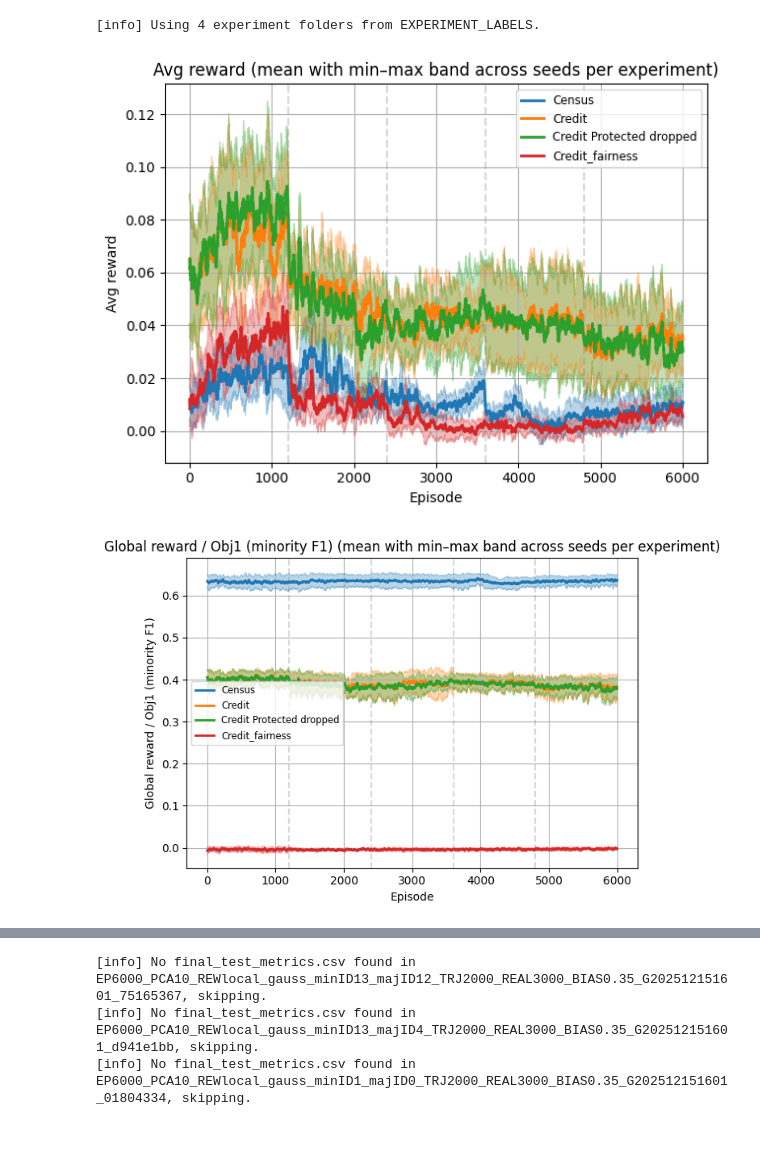
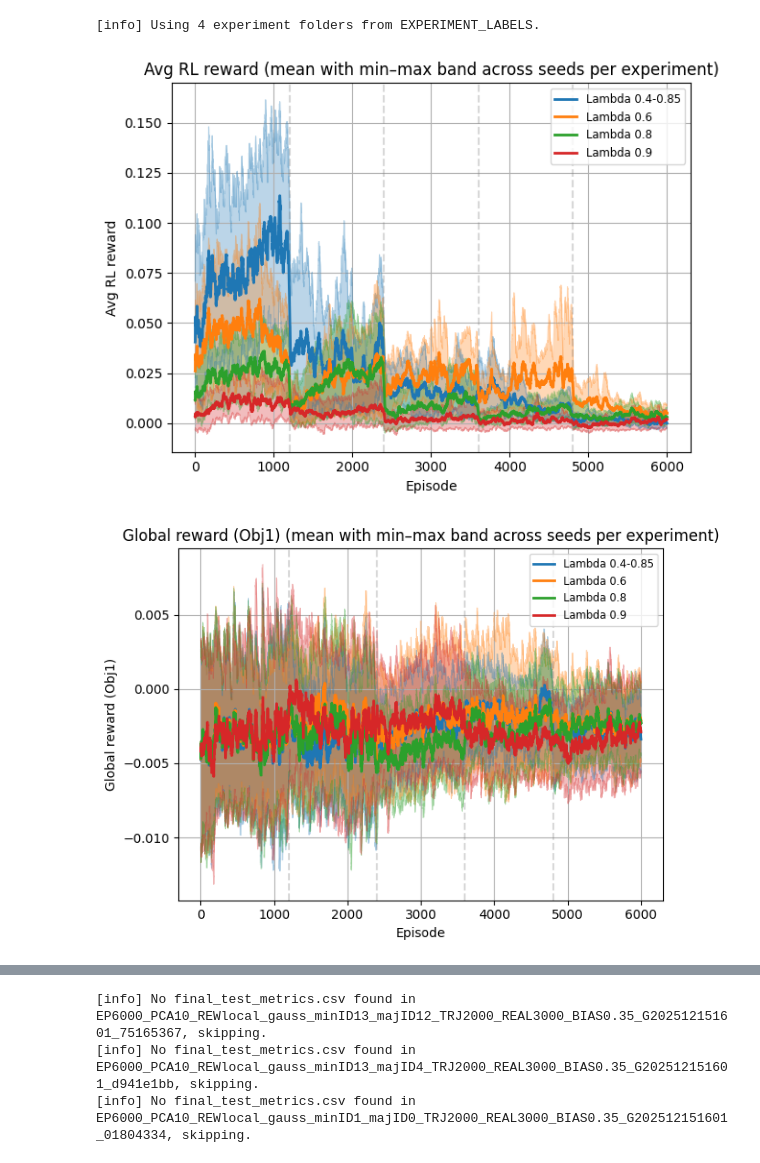
Before and after one commit to LucasHartmanWestern/cs_9170_project, a Jupyter notebook: plot_results.ipynb, the cells around one changed output, grey strips where cells are left out. Cells and saved outputs as stored; diff of their text form; code cells hidden in the pictures; blank space fills up the shorter version.

```diff
--- a/plot_results.ipynb
+++ b/plot_results.ipynb
@@ -114,7 +114,7 @@ import numpy as np
 import pandas as pd
 import matplotlib.pyplot as plt
 
-ROOT = Path("training_runs")
+ROOT = Path("training_runs_drac/training_runs")
 
 # ============================================================
 # 1) SELECT WHICH EXPERIMENTS TO PLOT
@@ -139,27 +139,39 @@ ROOT = Path("training_runs")
 # }
 
 EXPERIMENT_LABELS = {
-    # "SPECcredit_EP6000_PCA10_REWlocal_gauss_minID1_majID0_TRJ2000_REAL3000_BIAS0.35_GG202601121133_62ea94db": "Credit",
-    # "SPECcredit_protected_EP6000_PCA10_REWlocal_gauss_minID1_majID0_TRJ2000_REAL3000_BIAS0.35_GG202601121234_9564f34d": "Credit Protected dropped",
-    # "SPECcensus_EP6000_PCA10_REWlocal_gauss_minID13_majID12_TRJ2000_REAL3000_BIAS0.35_GG202601091815_5742c3f8": "Census",
-    "SPECfairCredit42_EP6000_PCA10_REWfairness_minID1_majID0_TRJ2000_REAL3000_BIAS0.35_GG202601131300_0931188a": "Credit_fairness"
+    "SPECcreditLambda06_EP6000_PCA10_REWfairness_minID1_majID0_TRJ2000_REAL3000_BIAS0.35_GG202601131947_cb5b9c05": "Lambda 0.6",
+    "SPECcreditLambda08_EP6000_PCA10_REWfairness_minID1_majID0_TRJ2000_REAL3000_BIAS0.35_GG202601140044_d99cb802": "Lambda 0.8",
+    "SPECcreditLambda04085_EP6000_PCA10_REWfairness_minID1_majID0_TRJ2000_REAL3000_BIAS0.35_GG202601140542_90507ed5": "Lambda 0.4-0.85",
+    "SPECcreditLambda09_EP6000_PCA10_REWfairness_minID1_majID0_TRJ2000_REAL3000_BIAS0.35_GG202601131942_208aa5e4": "Lambda 0.9"
 }
 
 # ==============================================================
 
 # Metrics to actually plot (time-series)
 METRIC_COLS = {
-    "reward.avg_reward": "Avg reward",
-    "reward.obj1_f1_minority_beta": "Global reward / Obj1 (minority F1)",
-    "reward.obj2_local_useful_mean": "Local reward / Obj2 (useful mean)",
+    # ============================
+    # Overall RL learning signal
+    # ============================
+    "reward.avg_reward": "Avg RL reward",
+    "reward.obj1_global": "Global reward (Obj1)",
+    "reward.obj2_local_useful_mean": "Local reward (Obj2: useful mean)",
+    # ============================
+    # Downstream model performance
+    # ============================
+    "reward.f1_minority_beta": "Minority F1 (β)",
     "reward.macro_f1_beta": "Macro F1 (β)",
-    # 🔹 alignment curve
-    "align.corr_local_delta": "Alignment corr(local, ΔF1)",
-    # 🔹 PCA radius of generated points
-    "newr.diag_gen_radius_mean": "Mean PCA radius (||x||)",
-    # (optional) mean confidence on generated points
-    # "newr.diag_mean_conf_all": "Mean confidence α on gen",
+    # ============================
+    # Alignment diagnostics
+    # ============================
+    "align.corr_local_delta": "Alignment corr(local reward, ΔF1)",
+    "align.lambda_t": "λ (global–local balance)",
+    # ============================
+    # Geometry / plausibility
+    # ============================
+    "newr.diag_gen_radius_mean": "Mean PCA radius of generated samples",
 }
+
+
 
 # Column name for curriculum stage
 STAGE_COL = "align.curriculum_stage"
@@ -551,32 +563,32 @@ def main():
         # draw curriculum stage transitions
         for ep in stage_transitions:
             plt.axvline(ep, linestyle="--", color="gray", alpha=0.3)
 
         plt.xlabel("Episode")
         plt.ylabel(metric_label)
         plt.title(f"{metric_label} (mean with min–max band across seeds per experiment)")
         plt.grid(True)
         plt.legend(fontsize="small")
         plt.tight_layout()
 
 
     # ============================================================
     # 2) Final Alpha vs Beta bar plots
     # ============================================================
     for exp_dir in exp_dirs:
         name = exp_dir.name
         if name not in final_cache:
             continue
         mean_series = final_cache[name]
         info = info_cache.get(name, {})
         exp_label = label_for_folder(name, info)
         plot_alpha_vs_beta_bar(exp_dir, exp_label, mean_series)
 
     plt.show()
 
 if __name__ == "__main__":
     main()
 # %% [output]
 [info] Using 4 experiment folders from EXPERIMENT_LABELS.
-[figure, old version]
+[figure, new version]
-[figure, old version]
+[figure, new version]
```
Also changed, not shown: parts of 2 cells of this notebook, 4 other files.
